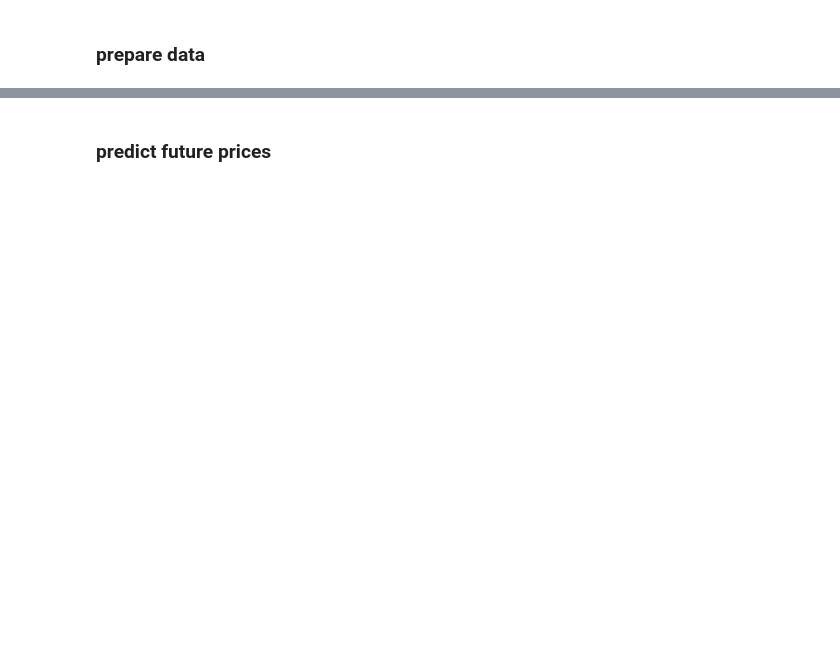
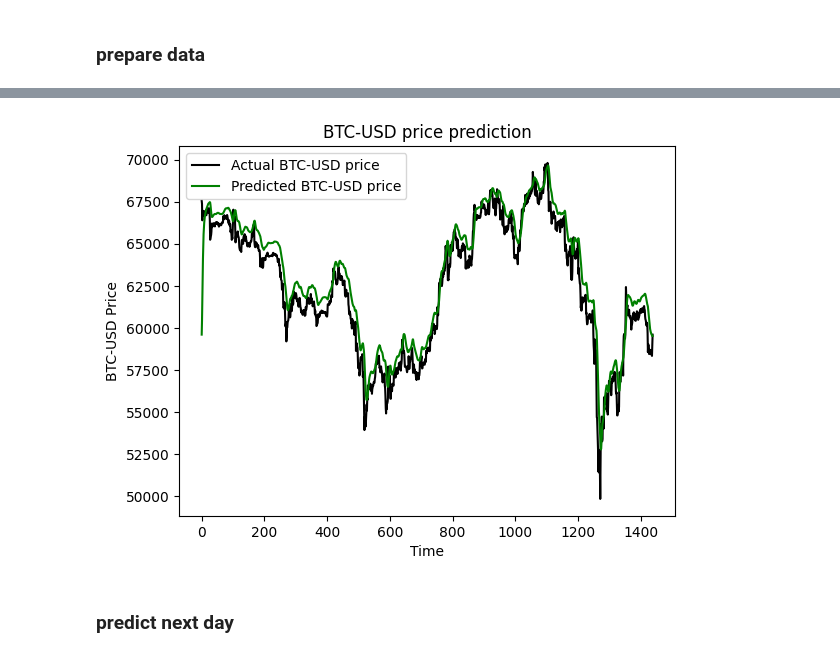
Before and after one commit to 73gon/bitcoin-forecasting-using-ml, a Jupyter notebook: bitcoin forecasting.ipynb, the cells around one changed output, grey strips where cells are left out. Saved outputs shown, nothing was run; the diff lists cells and outputs as text; code cells hidden in the pictures; blank space fills up the shorter version.

```diff
--- a/bitcoin forecasting.ipynb
+++ b/bitcoin forecasting.ipynb
@@ -255,0 +121,17 @@ KeyboardInterrupt:
+# %%
+
+print(f"Length of sentiment_data: {len(sentiment_data)}")
+print(f"Length of data.index: {len(data.index)}")
+
+# Ensure the length of sentiment_data matches data.index
+if len(sentiment_data) != len(data.index):
+    print(f"Length mismatch: sentiment_data ({len(sentiment_data)}) vs data.index ({len(data.index)})")
+    # Trimming or extending sentiment_data as necessary
+    if len(sentiment_data) > len(data.index):
+        sentiment_data = sentiment_data[:len(data.index)]
+    else:
+        # If shorter, you might need to pad sentiment_data with neutral scores (0)
+        sentiment_data.extend([0] * (len(data.index) - len(sentiment_data)))
+
+# Convert sentiment data into a pandas Series and add to your DataFrame
+data['Sentiment'] = pd.Series(sentiment_data, index=data.index[:len(sentiment_data)])
@@ -385,0 +199,14 @@ KeyboardInterrupt:
+# %%
+model = Sequential()
+
+model.add(LSTM(units=50, return_sequences=True, input_shape=(x_train.shape[1], 1)))
+model.add(Dropout(0.2))
+model.add(LSTM(units=50, return_sequences=True))
+model.add(Dropout(0.2))
+model.add(LSTM(units=50))
+model.add(Dropout(0.2))
+model.add(Dense(units=1))
+
+
+model.compile(optimizer='adam', loss='mean_squared_error')
+model.fit(x_train, y_train, epochs=25, batch_size=32)
@@ -386,2 +282,12 @@ KeyboardInterrupt:
+# %%
+plt.plot(actual_prices, color='black', label=f'Actual {crypto_currency} price')
+plt.plot(predicted_prices, color='green', label=f'Predicted {crypto_currency} price')
+plt.title(f'{crypto_currency} price prediction')
+plt.xlabel('Time')
+plt.ylabel(f'{crypto_currency} Price')
+plt.legend(loc='upper left')
+plt.show()
+# %% [output]
+[figure, added]
 # %% [markdown]
-### predict future prices
+### predict next day
```
Also changed, not shown: parts of 30 cells of this notebook, 6 other files.
